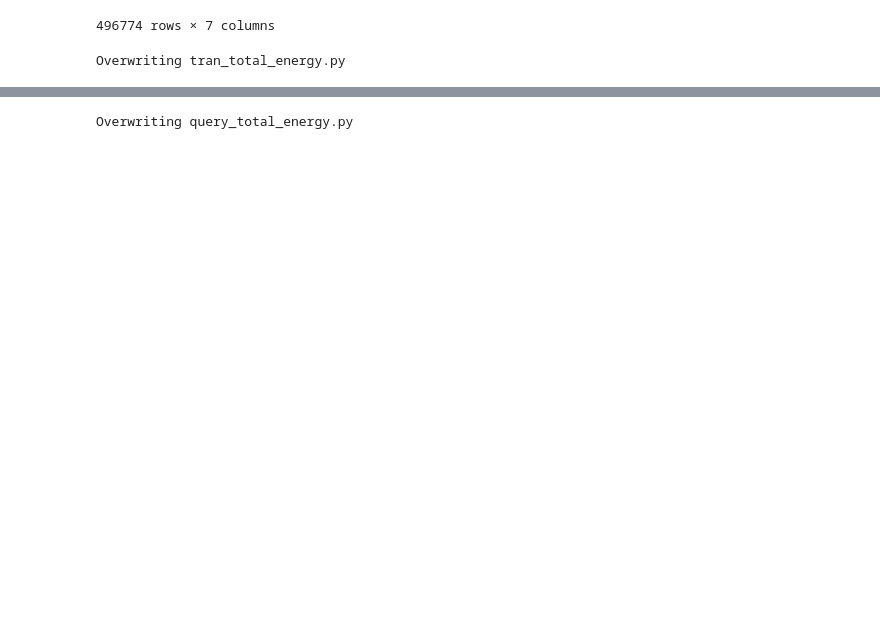
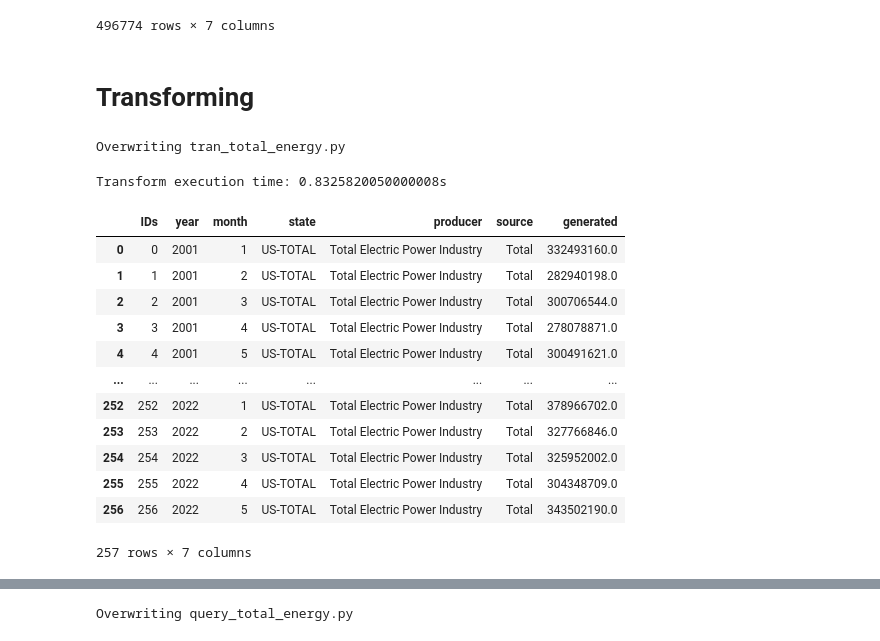
Before and after one commit to ahakobia/Group4_NFLX_MIDTERM, a Jupyter notebook: Adeh/Adehs_US_Energy.ipynb, the cells around one changed output, grey strips where cells are left out. Cells and saved outputs as stored; diff of their text form; code cells hidden in the pictures; blank space fills up the shorter version.

```diff
--- a/Adeh/Adehs_US_Energy.ipynb
+++ b/Adeh/Adehs_US_Energy.ipynb
@@ -28,6 +30,8 @@ x
 | 496772 | 10584 | 2022 | 5 | WY | Electric Generators, Electric Uti... | Petroleum | 1812.0 |
 | 496773 | 10585 | 2022 | 5 | WY | Electric Generators, Electric Uti... | Wind | 452913.0 |
 496774 rows × 7 columns
+# %% [markdown]
+# Transforming
 # %%
 %%file tran_total_energy.py
 
@@ -61,2 +66,30 @@ def transform_data():
 # %% [output]
 Overwriting tran_total_energy.py
+# %%
+from tran_total_energy import transform_data
+import sys
+
+import plotly.express as px
+from timeit import default_timer as timer
+
+start = timer()
+x = transform_data()
+end = timer()
+k = end - start
+print("Transform execution time: {}s".format(k))
+x
+# %% [output]
+Transform execution time: 0.8325820050000008s
+|  | IDs | year | month | state | producer | source | generated |
+| 0 | 0 | 2001 | 1 | US-TOTAL | Total Electric Power Industry | Total | 332493160.0 |
+| 1 | 1 | 2001 | 2 | US-TOTAL | Total Electric Power Industry | Total | 282940198.0 |
+| 2 | 2 | 2001 | 3 | US-TOTAL | Total Electric Power Industry | Total | 300706544.0 |
+| 3 | 3 | 2001 | 4 | US-TOTAL | Total Electric Power Industry | Total | 278078871.0 |
+| 4 | 4 | 2001 | 5 | US-TOTAL | Total Electric Power Industry | Total | 300491621.0 |
+| ... | ... | ... | ... | ... | ... | ... | ... |
+| 252 | 252 | 2022 | 1 | US-TOTAL | Total Electric Power Industry | Total | 378966702.0 |
+| 253 | 253 | 2022 | 2 | US-TOTAL | Total Electric Power Industry | Total | 327766846.0 |
+| 254 | 254 | 2022 | 3 | US-TOTAL | Total Electric Power Industry | Total | 325952002.0 |
+| 255 | 255 | 2022 | 4 | US-TOTAL | Total Electric Power Industry | Total | 304348709.0 |
+| 256 | 256 | 2022 | 5 | US-TOTAL | Total Electric Power Industry | Total | 343502190.0 |
+257 rows × 7 columns
```
Also changed, not shown: parts of 14 cells of this notebook, 18 other files.
